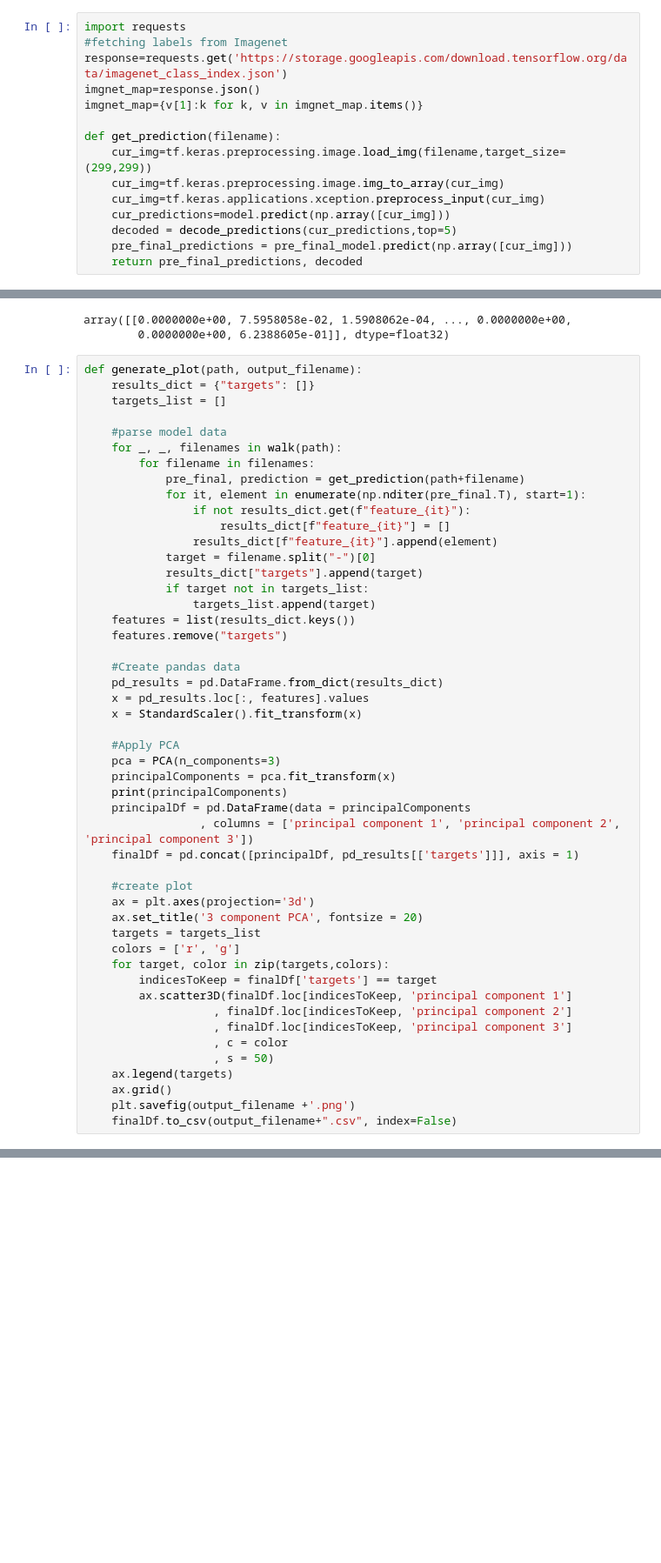
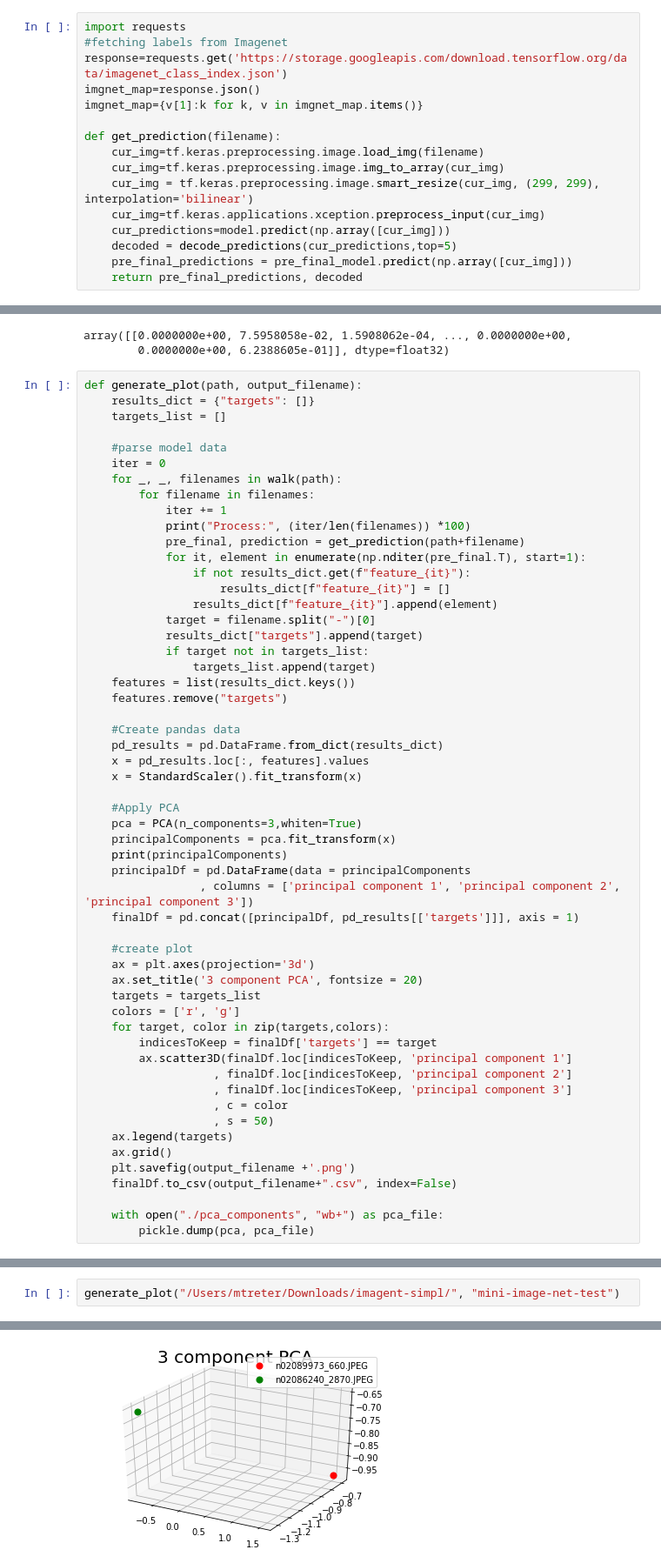
Before and after one commit to Adimus11/Simple-PCA-Data-Visualization, a Jupyter notebook: dane_wizualizacja/Test.ipynb, the cells around one changed output, grey strips where cells are left out. Shown at 87% size. Cells and saved outputs as stored; diff of their text form; blank space fills up the shorter version.

```diff
--- a/dane_wizualizacja/Test.ipynb
+++ b/dane_wizualizacja/Test.ipynb
@@ -61,8 +62,9 @@ imgnet_map=response.json()
 imgnet_map={v[1]:k for k, v in imgnet_map.items()}
 
 def get_prediction(filename):
-    cur_img=tf.keras.preprocessing.image.load_img(filename,target_size=(299,299))
+    cur_img=tf.keras.preprocessing.image.load_img(filename)
     cur_img=tf.keras.preprocessing.image.img_to_array(cur_img)
+    cur_img = tf.keras.preprocessing.image.smart_resize(cur_img, (299, 299), interpolation='bilinear')
     cur_img=tf.keras.applications.xception.preprocess_input(cur_img)
     cur_predictions=model.predict(np.array([cur_img]))
     decoded = decode_predictions(cur_predictions,top=5)
@@ -102,8 +104,11 @@ def generate_plot(path, output_filename):
     targets_list = []
 
     #parse model data
+    iter = 0
     for _, _, filenames in walk(path):
         for filename in filenames:
+            iter += 1
+            print("Process:", (iter/len(filenames)) *100)
             pre_final, prediction = get_prediction(path+filename)
             for it, element in enumerate(np.nditer(pre_final.T), start=1):
                 if not results_dict.get(f"feature_{it}"):
@@ -122,7 +127,7 @@ def generate_plot(path, output_filename):
     x = StandardScaler().fit_transform(x)
 
     #Apply PCA
-    pca = PCA(n_components=3)
+    pca = PCA(n_components=3,whiten=True)
     principalComponents = pca.fit_transform(x)
     print(principalComponents)
     principalDf = pd.DataFrame(data = principalComponents
@@ -145,3 +150,6 @@ def generate_plot(path, output_filename):
     ax.grid()
     plt.savefig(output_filename +'.png')
     finalDf.to_csv(output_filename+".csv", index=False)
+
+    with open("./pca_components", "wb+") as pca_file:
+        pickle.dump(pca, pca_file)
@@ -167,0 +156,3 @@ generate_plot("./deep-learning-datasets/chihuahua-muffin/", "chihuahua-out")
+# %%
+generate_plot("/Users/mtreter/Downloads/imagent-simpl/", "mini-image-net-test")
+# %% [output]
@@ -167,0 +176 @@ generate_plot("./deep-learning-datasets/chihuahua-muffin/", "chihuahua-out")
+[figure, added]
```
Also changed, not shown: parts of 4 cells of this notebook, 8 other files.
